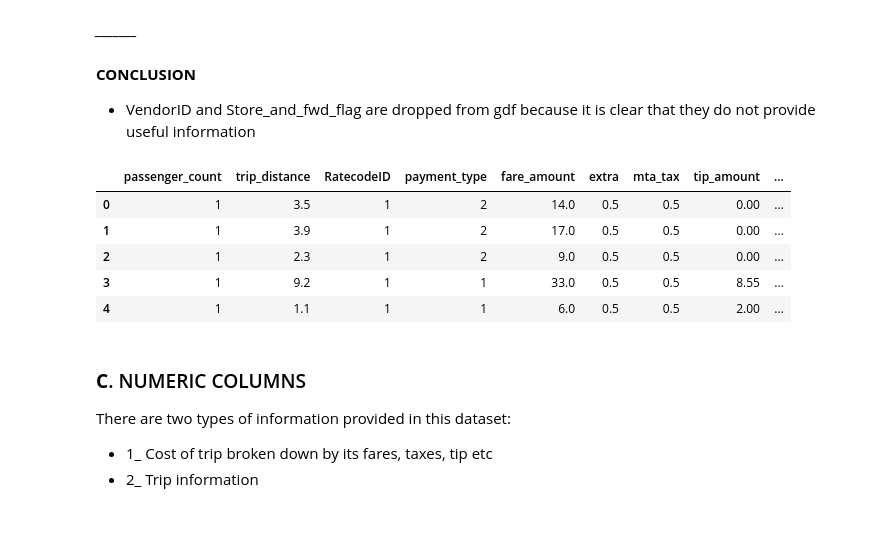
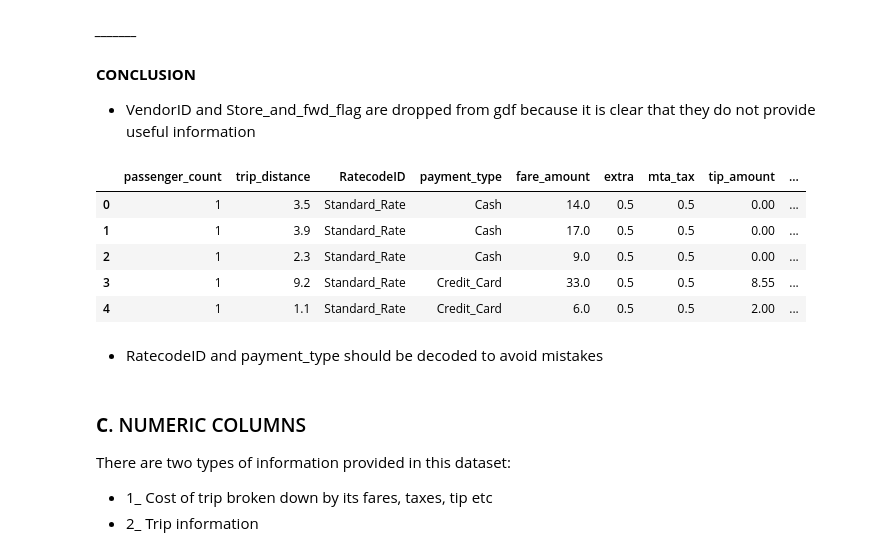
Before and after one commit to LAMDAMielgo/nyc_taxis, a Jupyter notebook: notebooks/EDA 01.ipynb, the cells around one changed output. Cells and saved outputs as stored; diff of their text form; code cells hidden in the pictures; blank space fills up the shorter version.

```diff
--- a/notebooks/EDA 01.ipynb
+++ b/notebooks/EDA 01.ipynb
@@ -430,17 +513,22 @@ Dispute                                  000520         00.104 %
 *_______*
 #### **CONCLUSION**
 * VendorID and Store_and_fwd_flag are dropped from gdf because it is clear that they do not provide useful information
+# %%
+df_for_eda['RatecodeID'] = df_for_eda['RatecodeID'].apply(lambda col: RATECODEID_DICT[col])
+df_for_eda['payment_type'] = df_for_eda['payment_type'].apply(lambda col: PAYMENTTYPE_DICT[col])
 # %%
-gdf_for_eda.drop(columns = ['VendorID', 'store_and_fwd_flag'], axis = 1, inplace = True)
+df_for_eda.drop(columns = ['VendorID', 'store_and_fwd_flag'], axis = 1, inplace = True)
 # %%
-gdf_for_eda.head()
+df_for_eda.head()
 # %% [output]
 |  | passenger_count | trip_distance | RatecodeID | payment_type | fare_amount | extra | mta_tax | tip_amount | ... |
-| 0 | 1 | 3.5 | 1 | 2 | 14.0 | 0.5 | 0.5 | 0.00 | ... |
-| 1 | 1 | 3.9 | 1 | 2 | 17.0 | 0.5 | 0.5 | 0.00 | ... |
-| 2 | 1 | 2.3 | 1 | 2 | 9.0 | 0.5 | 0.5 | 0.00 | ... |
-| 3 | 1 | 9.2 | 1 | 1 | 33.0 | 0.5 | 0.5 | 8.55 | ... |
-| 4 | 1 | 1.1 | 1 | 1 | 6.0 | 0.5 | 0.5 | 2.00 | ... |
+| 0 | 1 | 3.5 | Standard_Rate | Cash | 14.0 | 0.5 | 0.5 | 0.00 | ... |
+| 1 | 1 | 3.9 | Standard_Rate | Cash | 17.0 | 0.5 | 0.5 | 0.00 | ... |
+| 2 | 1 | 2.3 | Standard_Rate | Cash | 9.0 | 0.5 | 0.5 | 0.00 | ... |
+| 3 | 1 | 9.2 | Standard_Rate | Credit_Card | 33.0 | 0.5 | 0.5 | 8.55 | ... |
+| 4 | 1 | 1.1 | Standard_Rate | Credit_Card | 6.0 | 0.5 | 0.5 | 2.00 | ... |
+# %% [markdown]
+* RatecodeID and payment_type should be decoded to avoid mistakes
 # %% [markdown]
 ### **C**. NUMERIC COLUMNS
 
```
Also changed, not shown: parts of 62 cells of this notebook.
